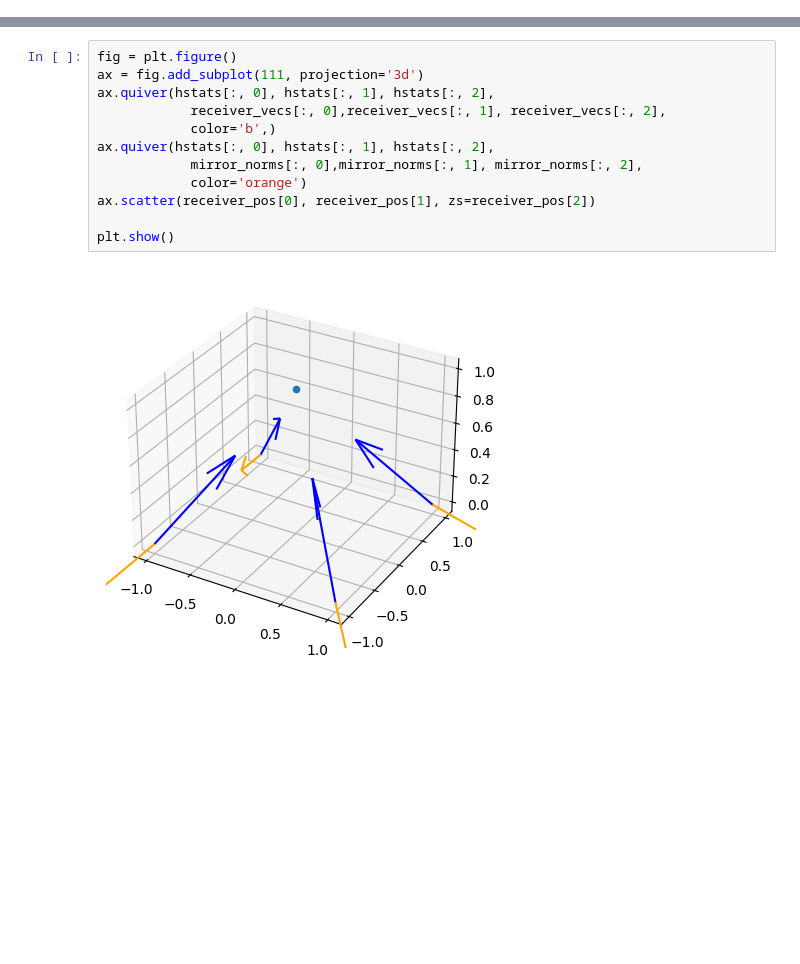
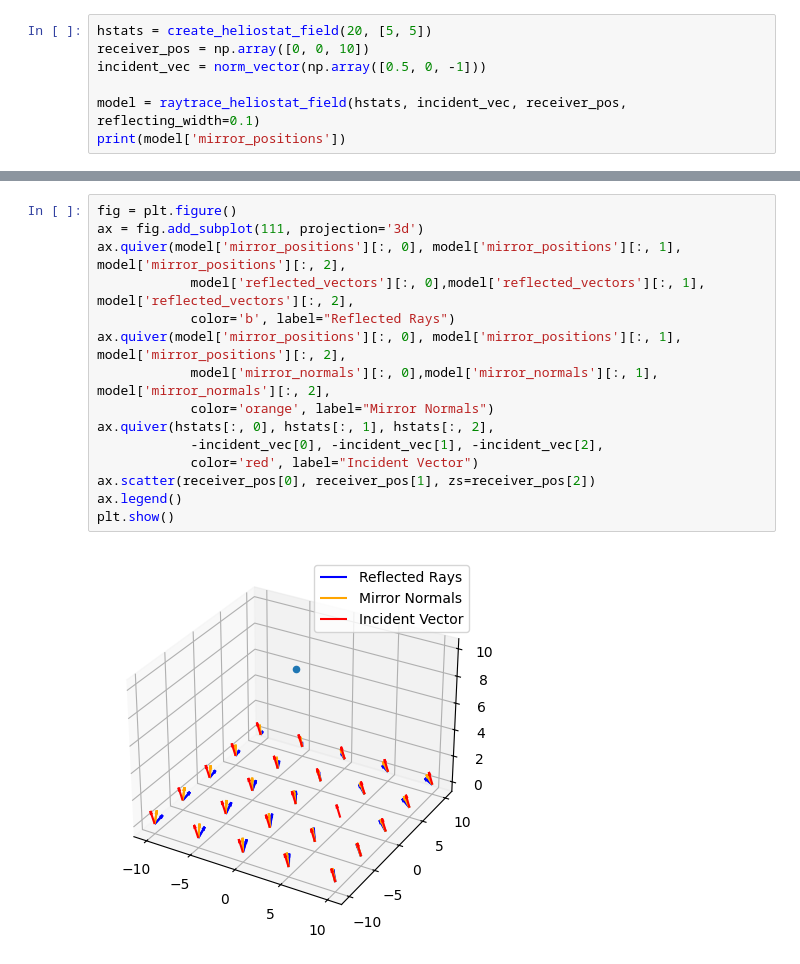
Before and after one commit to lucasmacpherson/Heliostat-Project, a Jupyter notebook: testing.ipynb, the cells around one changed output, grey strips where cells are left out. Cells and saved outputs as stored; diff of their text form; blank space fills up the shorter version.

```diff
--- a/testing.ipynb
+++ b/testing.ipynb
@@ -15,0 +14,7 @@ reflected_vecs = calculate_reflected_rays(mirror_norms, incident_vec)
+# %%
+hstats = create_heliostat_field(20, [5, 5])
+receiver_pos = np.array([0, 0, 10])
+incident_vec = norm_vector(np.array([0.5, 0, -1]))
+
+model = raytrace_heliostat_field(hstats, incident_vec, receiver_pos, reflecting_width=0.1)
+print(model['mirror_positions'])
@@ -16,14 +39,17 @@ reflected_vecs = calculate_reflected_rays(mirror_norms, incident_vec)
 # %%
 fig = plt.figure()
 ax = fig.add_subplot(111, projection='3d')
+ax.quiver(model['mirror_positions'][:, 0], model['mirror_positions'][:, 1], model['mirror_positions'][:, 2],
+            model['reflected_vectors'][:, 0],model['reflected_vectors'][:, 1], model['reflected_vectors'][:, 2],
+            color='b', label="Reflected Rays")
+ax.quiver(model['mirror_positions'][:, 0], model['mirror_positions'][:, 1], model['mirror_positions'][:, 2],
+            model['mirror_normals'][:, 0],model['mirror_normals'][:, 1], model['mirror_normals'][:, 2],
+            color='orange', label="Mirror Normals")
 ax.quiver(hstats[:, 0], hstats[:, 1], hstats[:, 2],
-            receiver_vecs[:, 0],receiver_vecs[:, 1], receiver_vecs[:, 2],
-            color='b',)
-ax.quiver(hstats[:, 0], hstats[:, 1], hstats[:, 2],
-            mirror_norms[:, 0],mirror_norms[:, 1], mirror_norms[:, 2],
-            color='orange')
+            -incident_vec[0], -incident_vec[1], -incident_vec[2],
+            color='red', label="Incident Vector")
 ax.scatter(receiver_pos[0], receiver_pos[1], zs=receiver_pos[2])
-
+ax.legend()
 plt.show()
 # %% [output]
-[figure, old version]
+[figure, new version]
```
Also changed, not shown: parts of 3 cells of this notebook, 3 other files.
